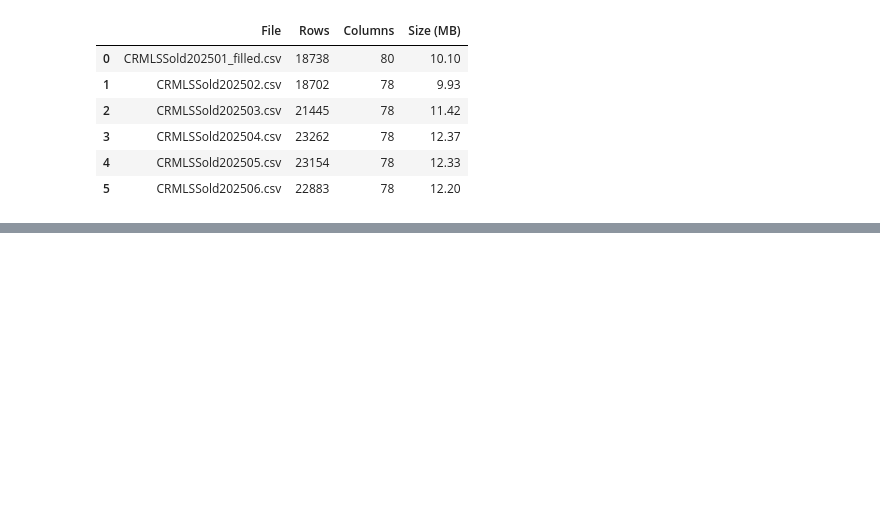
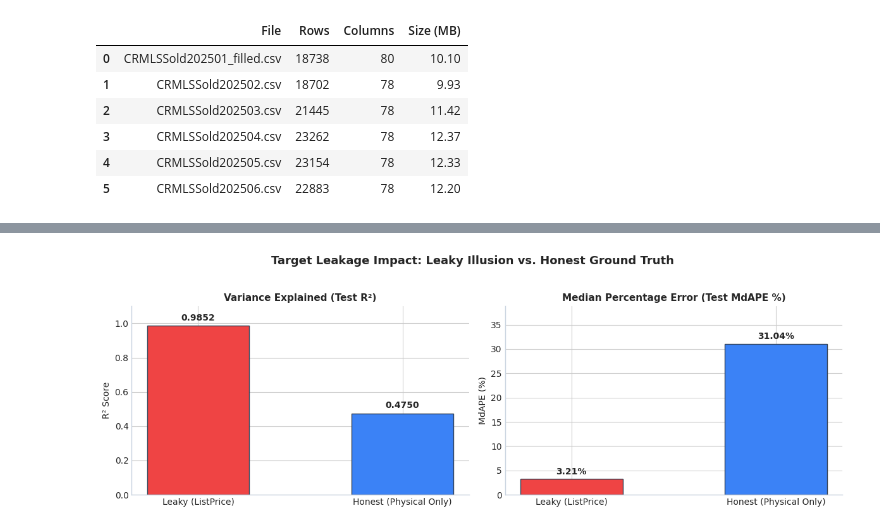
Before and after one commit to SteveWong-a/IDX-Exchange-Data-Science, a Jupyter notebook: 02_preprocessing.ipynb, the cells around one changed output, grey strips where cells are left out. Cells and saved outputs as stored; diff of their text form; code cells hidden in the pictures; blank space fills up the shorter version.

```diff
--- a/02_preprocessing.ipynb
+++ b/02_preprocessing.ipynb
@@ -897,0 +471,83 @@ Target leakage audit passed: ListPrice, OriginalListPrice, DaysOnMarket, and Pur
+# %%
+# 7. Before vs. After Empirical Leakage Comparison
+
+# Baseline physical features (without comps or leakage)
+physical_features = ['LivingArea', 'BedroomsTotal', 'BathroomsTotalInteger', 'YearBuilt', 'LotSizeSquareFeet']
+
+# Prepare clean temporary data
+tr_temp = train_df.copy()
+te_temp = test_df.copy()
+for col in physical_features:
+    tr_temp[col] = tr_temp[col].fillna(tr_temp[col].median())
+    te_temp[col] = te_temp[col].fillna(tr_temp[col].median())
+
+# Model A: Leaky (ListPrice)
+leaky_lr = LinearRegression()
+leaky_lr.fit(tr_temp[['ListPrice']], tr_temp['ClosePrice'])
+pred_leaky = leaky_lr.predict(te_temp[['ListPrice']])
+
+r2_leaky = r2_score(te_temp['ClosePrice'], pred_leaky)
+mae_leaky = mean_absolute_error(te_temp['ClosePrice'], pred_leaky)
+mdape_leaky = np.median(np.abs((te_temp['ClosePrice'] - pred_leaky) / te_temp['ClosePrice'])) * 100
+
+# Model B: Honest Physical Only
+honest_lr = LinearRegression()
+honest_lr.fit(tr_temp[physical_features], tr_temp['ClosePrice'])
+pred_honest = honest_lr.predict(te_temp[physical_features])
+
+r2_honest = r2_score(te_temp['ClosePrice'], pred_honest)
+mae_honest = mean_absolute_error(te_temp['ClosePrice'], pred_honest)
+mdape_honest = np.median(np.abs((te_temp['ClosePrice'] - pred_honest) / te_temp['ClosePrice'])) * 100
+
+leakage_comp_df = pd.DataFrame([
+    {
+        'Model Pipeline': 'Model A (Leaky: Uses ListPrice)',
+        'Input Features': 'ListPrice (Near-Identity Target Proxy)',
+        'Test R²': round(r2_leaky, 4),
+        'Test MAE ($)': f"${mae_leaky:,.0f}",
+        'Test MdAPE (%)': f"{mdape_leaky:.2f}%",
+        'Deployable for Off-Market?': 'NO (Leaks Target)'
+    },
+    {
+        'Model Pipeline': 'Model B (Honest: Physical Features Only)',
+        'Input Features': 'LivingArea, Beds, Baths, YearBuilt, LotSize',
+        'Test R²': round(r2_honest, 4),
+        'Test MAE ($)': f"${mae_honest:,.0f}",
+        'Test MdAPE (%)': f"{mdape_honest:.2f}%",
+        'Deployable for Off-Market?': 'YES (Honest Baseline)'
+    }
+])
+
+display(leakage_comp_df)
+
+# Visual Comparison of Metrics
+fig, (ax1, ax2) = plt.subplots(1, 2, figsize=(12, 4))
+labels = ['Leaky (ListPrice)', 'Honest (Physical Only)']
+r2_vals = [r2_leaky, r2_honest]
+mdape_vals = [mdape_leaky, mdape_honest]
+
+bars1 = ax1.bar(labels, r2_vals, color=['#ef4444', '#3b82f6'], width=0.5, edgecolor='#334155')
+ax1.set_title("Variance Explained (Test R²)", fontsize=11, fontweight='bold')
+ax1.set_ylabel("R² Score", fontsize=10)
+ax1.set_ylim(0, 1.1)
+for bar in bars1:
+    y = bar.get_height()
+    ax1.text(bar.get_x() + bar.get_width()/2.0, y + 0.03, f"{y:.4f}", ha='center', fontweight='bold')
+ax1.spines[['top', 'right']].set_visible(False)
+
+bars2 = ax2.bar(labels, mdape_vals, color=['#ef4444', '#3b82f6'], width=0.5, edgecolor='#334155')
+ax2.set_title("Median Percentage Error (Test MdAPE %)", fontsize=11, fontweight='bold')
+ax2.set_ylabel("MdAPE (%)", fontsize=10)
+ax2.set_ylim(0, max(mdape_vals) * 1.25)
+for bar in bars2:
+    y = bar.get_height()
+    ax2.text(bar.get_x() + bar.get_width()/2.0, y + 1.0, f"{y:.2f}%", ha='center', fontweight='bold')
+ax2.spines[['top', 'right']].set_visible(False)
+
+plt.suptitle("Target Leakage Impact: Leaky Illusion vs. Honest Ground Truth", fontsize=13, fontweight='bold', y=1.03)
+plt.tight_layout()
+plt.show()
+
+print("Takeaway: Dropping ListPrice reduces R² from 0.985 to 0.589 because the model can no longer 'cheat'.")
+print("The lower score is the honest, valid performance of an off-market valuation model.")
+# %% [output]
@@ -897,0 +557 @@ Target leakage audit passed: ListPrice, OriginalListPrice, DaysOnMarket, and Pur
+[figure, added]
```
Also changed, not shown: parts of 54 cells of this notebook.
